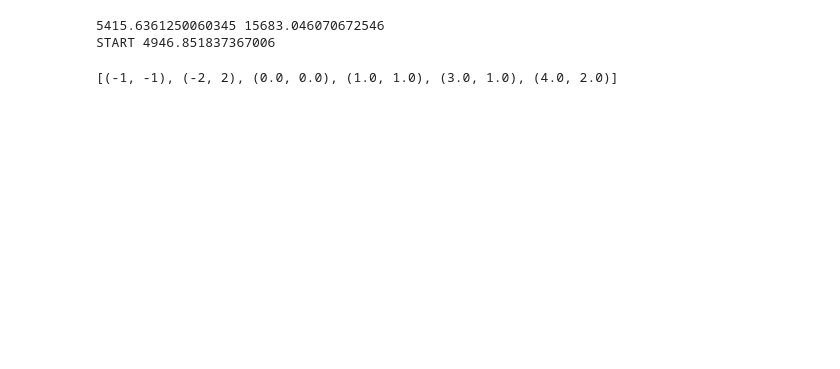
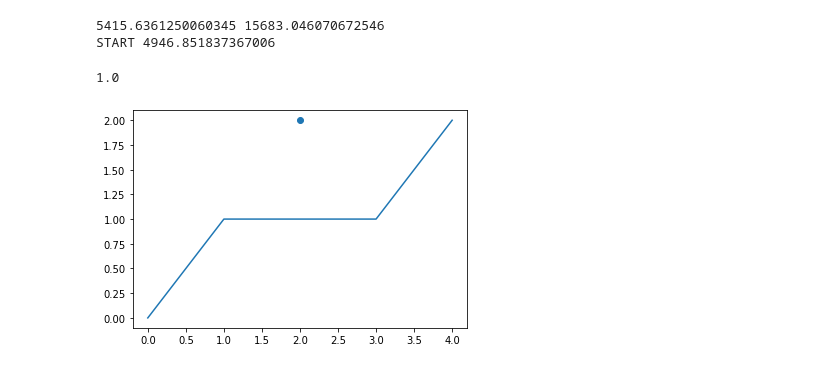
Before and after one commit to ejbosia/Fermat-Spirals, a Jupyter notebook: Fermat Spiral Paper.ipynb, the cells around one changed output. Drawn from its saved outputs; the diff is of its cells as text; code cells hidden in the pictures; blank space fills up the shorter version.

```diff
--- a/Fermat Spiral Paper.ipynb
+++ b/Fermat Spiral Paper.ipynb
@@ -674,12 +846,18 @@ plot_path(test, color='red')
 plot_recursive_path(p, color='green')
 # %%
+%matplotlib inline
+
 ls = LineString([(0,0),(1,1),(3,1),(4,2)])
 
-path = [(-1,-1),(-2,2)]
+p = Point((2,2))
 
-path+list(ls.coords)
+
+plt.scatter(p.x,p.y)
+plot_path(ls.coords)
+print(p.distance(ls))
 # %% [output]
-[(-1, -1), (-2, 2), (0.0, 0.0), (1.0, 1.0), (3.0, 1.0), (4.0, 2.0)]
+1.0
+[figure, added]
 # %%
 
 for p1, p2 in zip(sp1, sp2):
```
Also changed, not shown: parts of 14 cells of this notebook.
